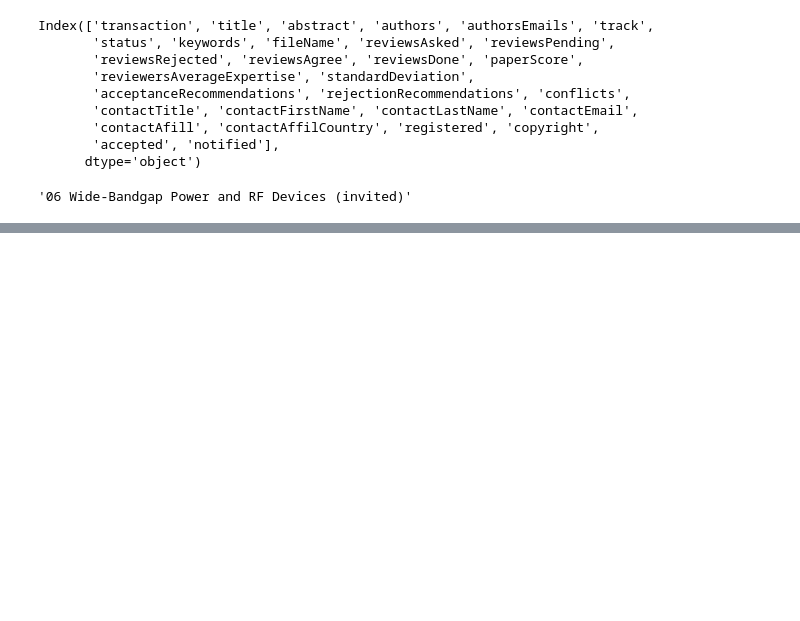
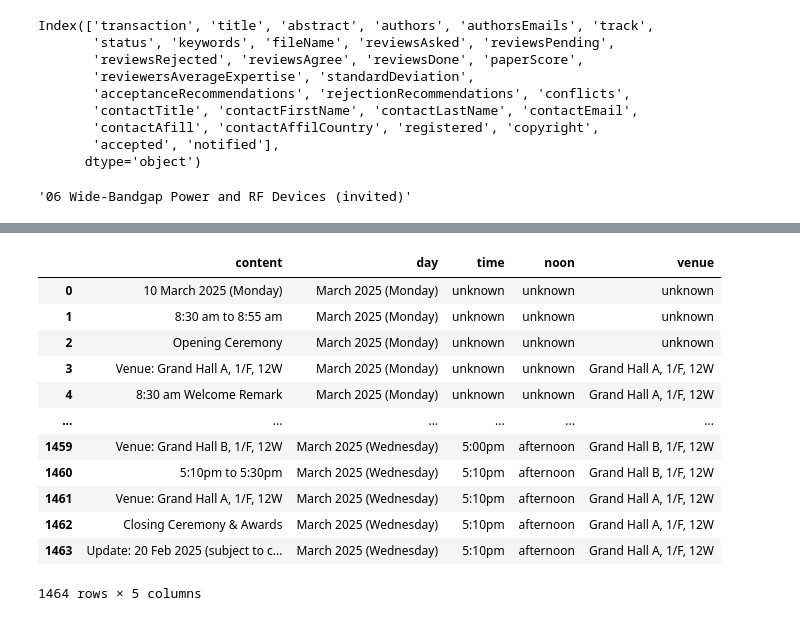
Before and after one commit to PengmyHKU/EDTM_proceeding, a Jupyter notebook: process.ipynb, the cells around one changed output, grey strips where cells are left out. Cells and saved outputs as stored; diff of their text form; code cells hidden in the pictures; blank space fills up the shorter version.

Commit message:
Program_new file
add paper in program with day, time and noon

```diff
--- a/process.ipynb
+++ b/process.ipynb
@@ -73,0 +91,5 @@ data.to_csv('accepted_paper_list.csv',encoding="utf-8-sig")
+# %%
+program = pd.read_csv('program.csv',header=None)
+# %%
+program.columns=['content']
+program
@@ -73,0 +110,31 @@ data.to_csv('accepted_paper_list.csv',encoding="utf-8-sig")
+# %%
+day = 'unknown'
+time = 'unknown'
+noon = 'unknown'
+venue = 'unknown'
+for i in range(program.__len__()):
+    if program.loc[i,'content'][3:8]=='March':
+        day = program.loc[i,'content'][3:]
+    program.loc[i,'day']=day
+    if (program.loc[i,'content'][3:7]=='0am ') | (program.loc[i,'content'][3:7]=='5am ')  :
+        time = program.loc[i,'content'][:6]
+        noon = 'morning'
+        # print(i,program.loc[i,'content'][:6])
+    if (program.loc[i,'content'][4:8]=='0am ') | (program.loc[i,'content'][4:8]=='5am ')  :
+        time = program.loc[i,'content'][:7]
+        noon = 'morning'
+        # print(i,program.loc[i,'content'][:7])
+    if (program.loc[i,'content'][3:7]=='0pm ') | (program.loc[i,'content'][3:7]=='5pm ')  :
+        time = program.loc[i,'content'][:6]
+        noon = 'afternoon'
+        # print(i,program.loc[i,'content'][:6])
+    if (program.loc[i,'content'][4:8]=='0pm ') | (program.loc[i,'content'][4:8]=='5pm ')  :
+        time = program.loc[i,'content'][:7]
+        # print(i,program.loc[i,'content'][:7])
+        noon = 'morning'
+    if program.loc[i,'content'][:6]=='Venue:':
+        venue = program.loc[i,'content'][6:]
+        # print(i,program.loc[i,'content'][:])
+    program.loc[i,'time']=time
+    program.loc[i,'noon']=noon
+    program.loc[i,'venue']=venue
@@ -73,0 +176,16 @@ data.to_csv('accepted_paper_list.csv',encoding="utf-8-sig")
+# %%
+program
+# %% [output]
+|  | content | day | time | noon | venue |
+| 0 | 10 March 2025 (Monday) | March 2025 (Monday) | unknown | unknown | unknown |
+| 1 | 8:30 am to 8:55 am | March 2025 (Monday) | unknown | unknown | unknown |
+| 2 | Opening Ceremony | March 2025 (Monday) | unknown | unknown | unknown |
+| 3 | Venue: Grand Hall A, 1/F, 12W | March 2025 (Monday) | unknown | unknown | Grand Hall A, 1/F, 12W |
+| 4 | 8:30 am Welcome Remark | March 2025 (Monday) | unknown | unknown | Grand Hall A, 1/F, 12W |
+| ... | ... | ... | ... | ... | ... |
+| 1459 | Venue: Grand Hall B, 1/F, 12W | March 2025 (Wednesday) | 5:00pm | afternoon | Grand Hall B, 1/F, 12W |
+| 1460 | 5:10pm to 5:30pm | March 2025 (Wednesday) | 5:10pm | afternoon | Grand Hall B, 1/F, 12W |
+| 1461 | Venue: Grand Hall A, 1/F, 12W | March 2025 (Wednesday) | 5:10pm | afternoon | Grand Hall A, 1/F, 12W |
+| 1462 | Closing Ceremony & Awards | March 2025 (Wednesday) | 5:10pm | afternoon | Grand Hall A, 1/F, 12W |
+| 1463 | Update: 20 Feb 2025 (subject to c... | March 2025 (Wednesday) | 5:10pm | afternoon | Grand Hall A, 1/F, 12W |
+1464 rows × 5 columns
```
Also changed, not shown: parts of 12 cells of this notebook, 2 other files.
